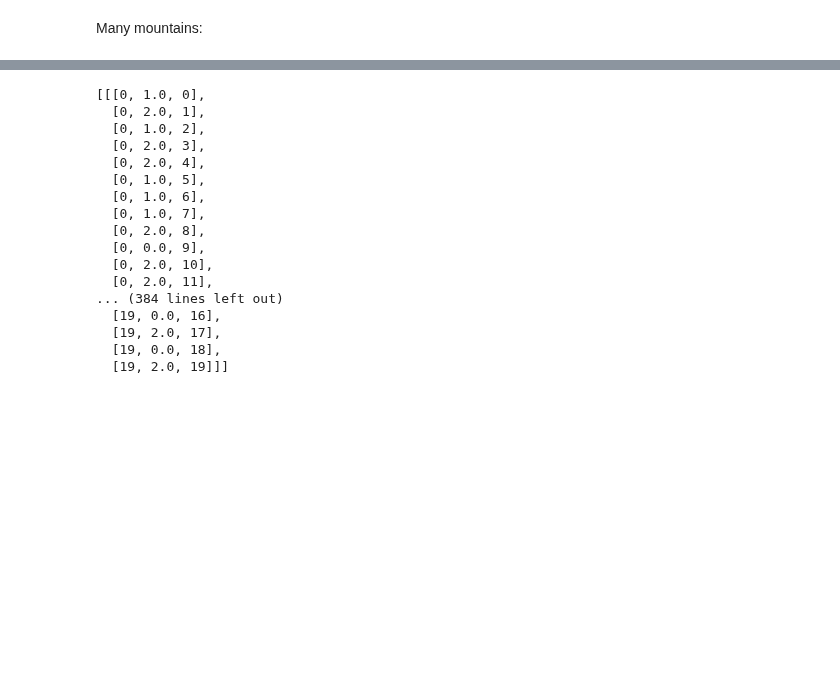
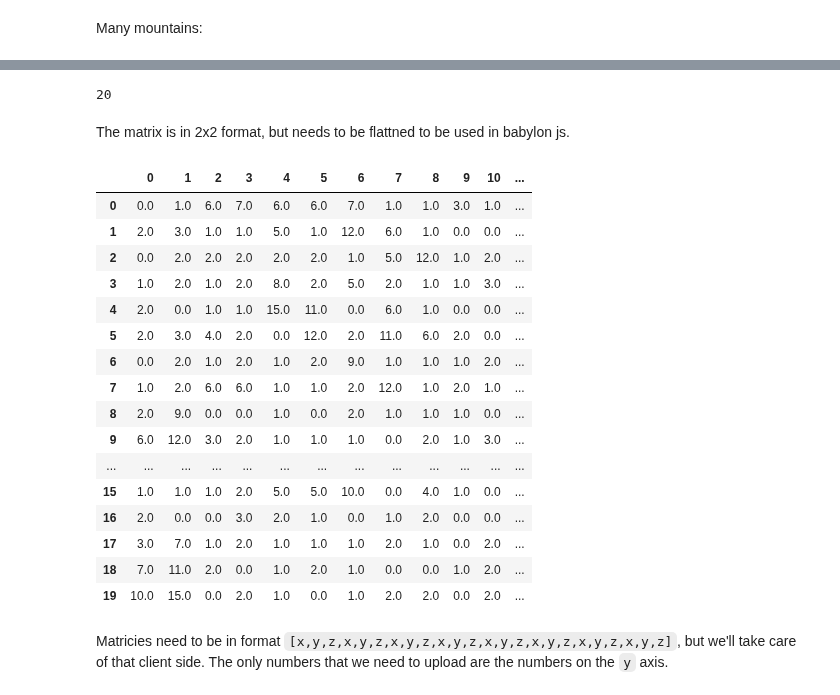
Before and after one commit to BillmanH/exoplanets, a Jupyter notebook: notebooks/planets/Creating_a_terrain_heightmap.ipynb, the cells around one changed output, grey strips where cells are left out. Cells and saved outputs as stored; diff of their text form; code cells hidden in the pictures; blank space fills up the shorter version.

```diff
--- a/notebooks/planets/Creating_a_terrain_heightmap.ipynb
+++ b/notebooks/planets/Creating_a_terrain_heightmap.ipynb
@@ -119,22 +119,31 @@ drawTerrainHeight(world.matrix)
 # %% [output]
 [interactive output not drawn]
 # %%
-[[[i,world.matrix[i][j],j] for j in range(len(world.matrix))] for i in range(len(world.matrix))]
+out1 = [[[i,world.matrix[i][j],j] for j in range(len(world.matrix))] for i in range(len(world.matrix))]
+len(out1)
 # %% [output]
-[[[0, 1.0, 0],
-  [0, 2.0, 1],
-  [0, 1.0, 2],
-  [0, 2.0, 3],
-  [0, 2.0, 4],
-  [0, 1.0, 5],
-  [0, 1.0, 6],
-  [0, 1.0, 7],
-  [0, 2.0, 8],
-  [0, 0.0, 9],
-  [0, 2.0, 10],
-  [0, 2.0, 11],
-... (384 lines left out)
-  [19, 0.0, 16],
-  [19, 2.0, 17],
-  [19, 0.0, 18],
-  [19, 2.0, 19]]]
+20
+# %% [markdown]
+The matrix is in 2x2 format, but needs to be flattned to be used in babylon js.
+# %%
+pd.DataFrame(world.matrix)
+# %% [output]
+|  | 0 | 1 | 2 | 3 | 4 | 5 | 6 | 7 | 8 | 9 | 10 | ... |
+| 0 | 0.0 | 1.0 | 6.0 | 7.0 | 6.0 | 6.0 | 7.0 | 1.0 | 1.0 | 3.0 | 1.0 | ... |
+| 1 | 2.0 | 3.0 | 1.0 | 1.0 | 5.0 | 1.0 | 12.0 | 6.0 | 1.0 | 0.0 | 0.0 | ... |
+| 2 | 0.0 | 2.0 | 2.0 | 2.0 | 2.0 | 2.0 | 1.0 | 5.0 | 12.0 | 1.0 | 2.0 | ... |
+| 3 | 1.0 | 2.0 | 1.0 | 2.0 | 8.0 | 2.0 | 5.0 | 2.0 | 1.0 | 1.0 | 3.0 | ... |
+| 4 | 2.0 | 0.0 | 1.0 | 1.0 | 15.0 | 11.0 | 0.0 | 6.0 | 1.0 | 0.0 | 0.0 | ... |
+| 5 | 2.0 | 3.0 | 4.0 | 2.0 | 0.0 | 12.0 | 2.0 | 11.0 | 6.0 | 2.0 | 0.0 | ... |
+| 6 | 0.0 | 2.0 | 1.0 | 2.0 | 1.0 | 2.0 | 9.0 | 1.0 | 1.0 | 1.0 | 2.0 | ... |
+| 7 | 1.0 | 2.0 | 6.0 | 6.0 | 1.0 | 1.0 | 2.0 | 12.0 | 1.0 | 2.0 | 1.0 | ... |
+| 8 | 2.0 | 9.0 | 0.0 | 0.0 | 1.0 | 0.0 | 2.0 | 1.0 | 1.0 | 1.0 | 0.0 | ... |
+| 9 | 6.0 | 12.0 | 3.0 | 2.0 | 1.0 | 1.0 | 1.0 | 0.0 | 2.0 | 1.0 | 3.0 | ... |
+| ... | ... | ... | ... | ... | ... | ... | ... | ... | ... | ... | ... | ... |
+| 15 | 1.0 | 1.0 | 1.0 | 2.0 | 5.0 | 5.0 | 10.0 | 0.0 | 4.0 | 1.0 | 0.0 | ... |
+| 16 | 2.0 | 0.0 | 0.0 | 3.0 | 2.0 | 1.0 | 0.0 | 1.0 | 2.0 | 0.0 | 0.0 | ... |
+| 17 | 3.0 | 7.0 | 1.0 | 2.0 | 1.0 | 1.0 | 1.0 | 2.0 | 1.0 | 0.0 | 2.0 | ... |
+| 18 | 7.0 | 11.0 | 2.0 | 0.0 | 1.0 | 2.0 | 1.0 | 0.0 | 0.0 | 1.0 | 2.0 | ... |
+| 19 | 10.0 | 15.0 | 0.0 | 2.0 | 1.0 | 0.0 | 1.0 | 2.0 | 2.0 | 0.0 | 2.0 | ... |
+# %% [markdown]
+Matricies need to be in format `[x,y,z,x,y,z,x,y,z,x,y,z,x,y,z,x,y,z,x,y,z,x,y,z]`, but we'll take care of that client side. The only numbers that we need to upload are the numbers on the `y` axis.
```
Also changed, not shown: parts of 5 cells of this notebook, 2 other files.
